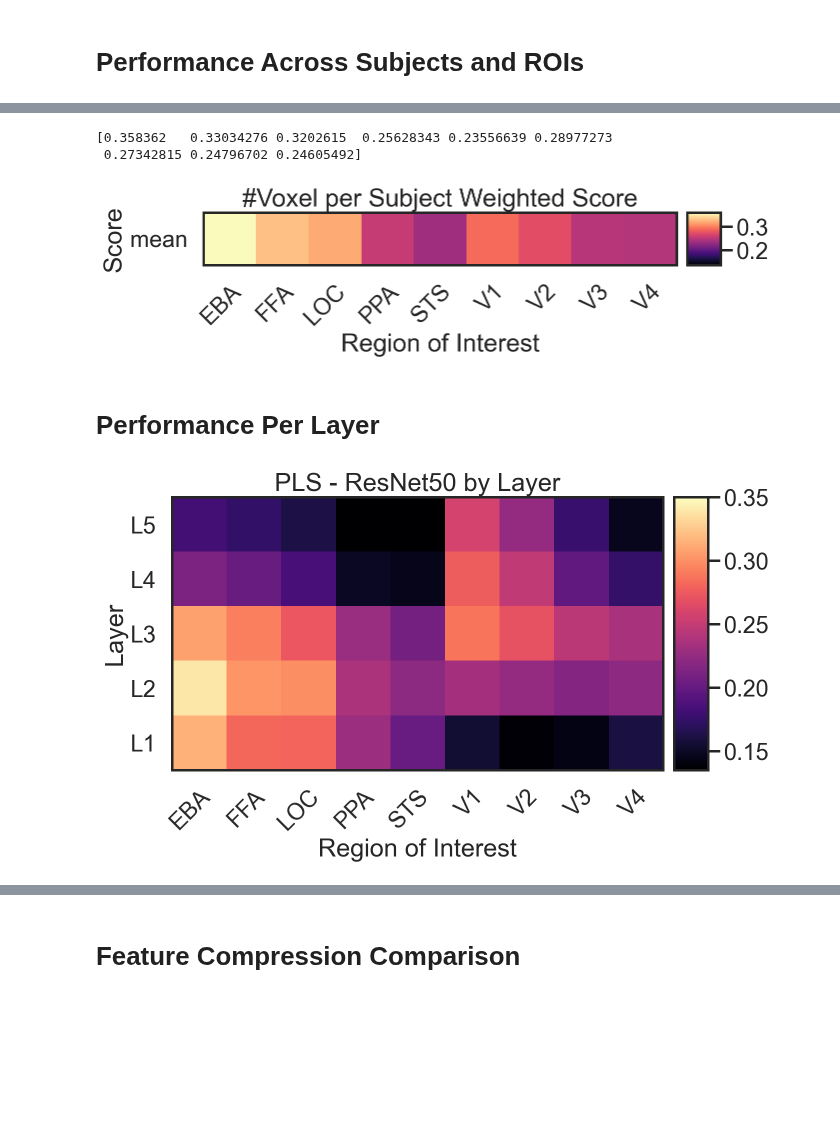
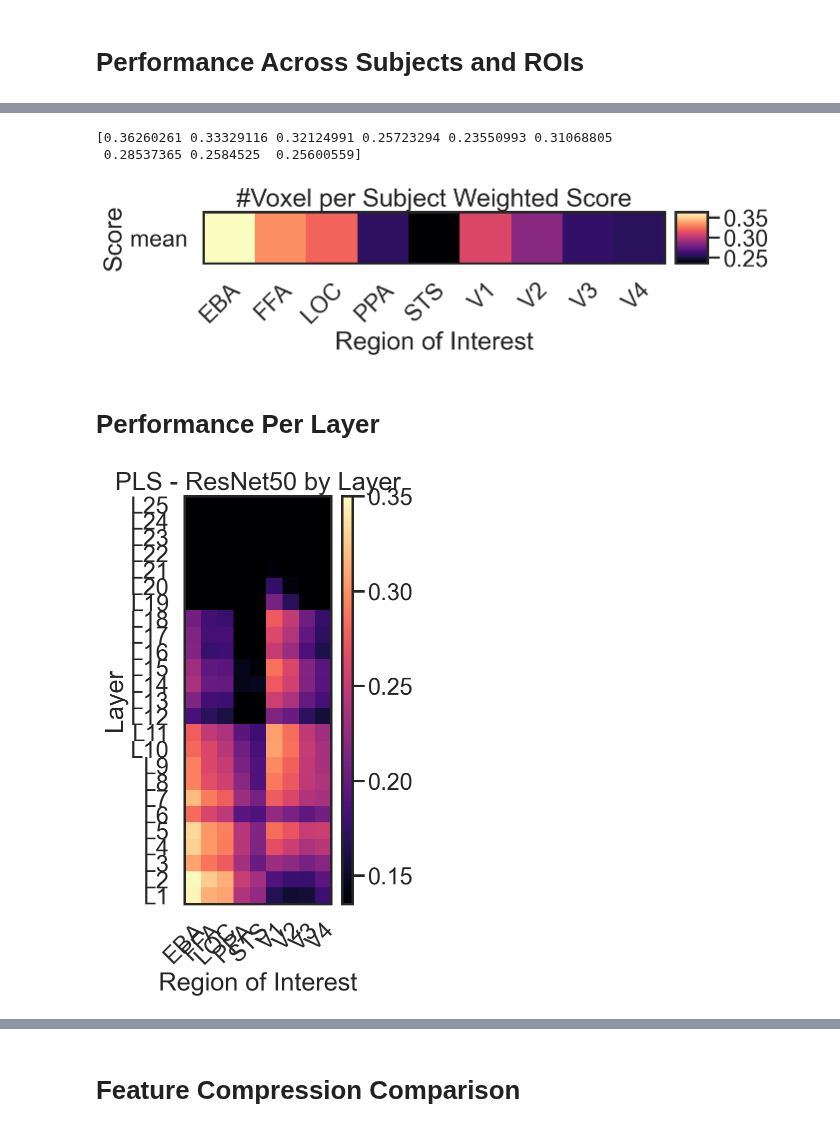
Before and after one commit to RobertTLange/algonauts-2021, a Jupyter notebook: notebooks/inspect_experiments.ipynb, the cells around one changed output, grey strips where cells are left out. Saved outputs shown, nothing was run; the diff lists cells and outputs as text; code cells hidden in the pictures; blank space fills up the shorter version.

```diff
--- a/notebooks/inspect_experiments.ipynb
+++ b/notebooks/inspect_experiments.ipynb
@@ -23,4 +23,4 @@ num_layers = 7
 # %%
-experiment_dir = "../data/experiments/roi/sampling_rates/pls_pca_50_simclr_r50_2_sr_1"
+experiment_dir = "../data/experiments/roi/more_layers/pls_pca_50_simclr_r50_mean"
 meta_log, hyper_log = load_result_logs(experiment_dir)
 # %%
@@ -42,12 +42,12 @@ plot_roi_subject_grid(hyper_log, title="PLS - Best ResNet50 Layer", max_heat=0.3
 # %%
 get_norm_score(hyper_log, plot=True)
 # %% [output]
-[0.358362   0.33034276 0.3202615  0.25628343 0.23556639 0.28977273
- 0.27342815 0.24796702 0.24605492]
+[0.36260261 0.33329116 0.32124991 0.25723294 0.23550993 0.31068805
+ 0.28537365 0.2584525  0.25600559]
-[figure, old version]
+[figure, new version]
 # %% [markdown]
 # Performance Per Layer
 # %%
-plot_perf_per_layer(hyper_log, meta_log, num_bo_per_layer=25, num_layers=5, title="PLS - ResNet50 by Layer")
+plot_perf_per_layer(hyper_log, meta_log, num_bo_per_layer=25, num_layers=25, title="PLS - ResNet50 by Layer")
 # %% [output]
-[figure, old version]
+[figure, new version]
```
Also changed, not shown: parts of 22 cells of this notebook, 13 other files.
